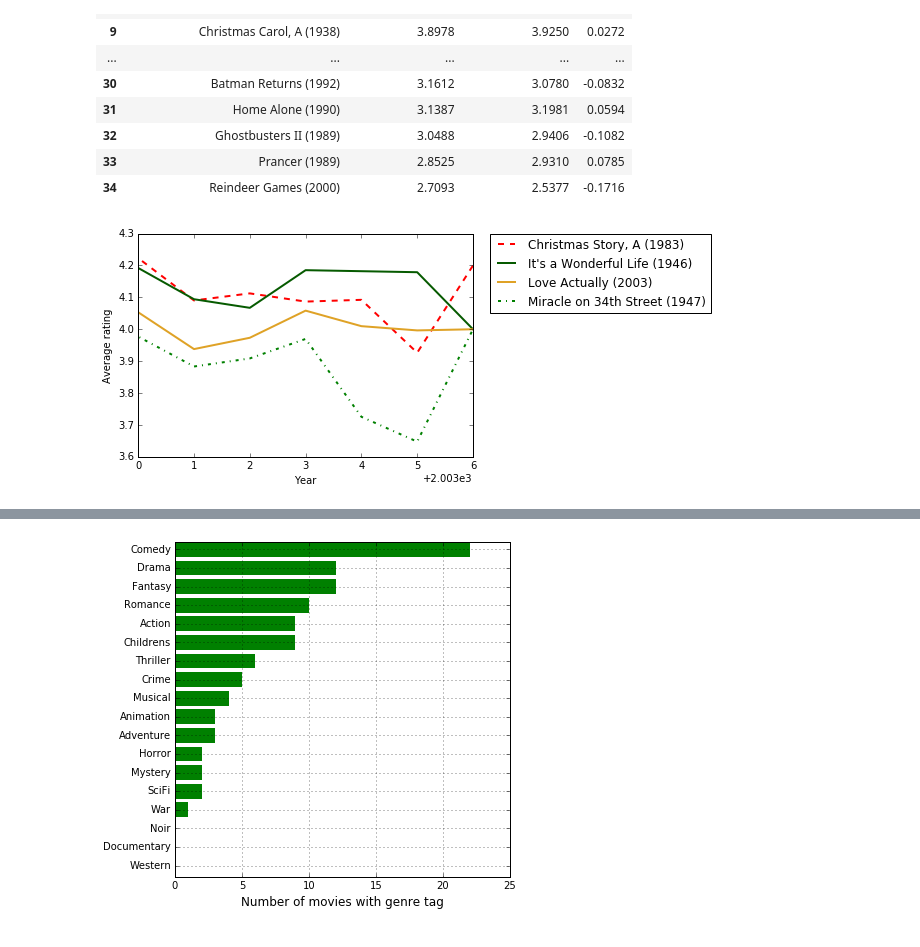
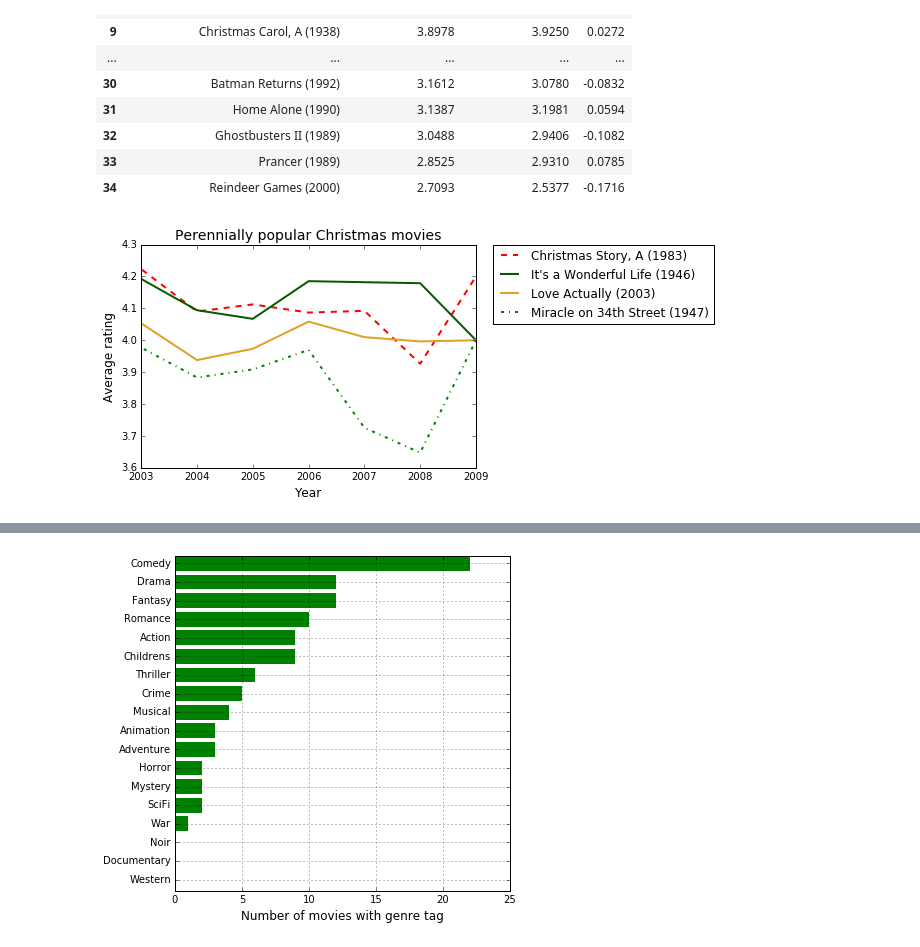
Before and after one commit to t-redactyl/MovieLens-analysis, a Jupyter notebook: Christmas movies scrapping.ipynb, the cells around one changed output, grey strips where cells are left out. Cells and saved outputs as stored; diff of their text form; code cells hidden in the pictures.

Commit message:
Still editing graphs

```diff
--- a/Christmas movies scrapping.ipynb
+++ b/Christmas movies scrapping.ipynb
@@ -300,29 +300,41 @@ df2
 | 33 | Prancer (1989) | 2.8525 | 2.9310 | 0.0785 |
 | 34 | Reindeer Games (2000) | 2.7093 | 2.5377 | -0.1716 |
 # %%
-import matplotlib.patches as mpatches
+# Plot the consistently highly rated Christmas movies
 
+fig = plt.figure(figsize = (720/120, 500/120), dpi = 120)
+ax = fig.add_subplot(1,1,1)
+
+# Add lines
 plt.plot(df3['Year'].loc[df3['Title'] == df2['Title'][0]],
          df3['AverageRating'].loc[df3['Title'] == df2['Title'][0]],
          color='#FF0000', linestyle='dashed', linewidth=2.0,
          label = df2['Title'][0])
 plt.plot(df3['Year'].loc[df3['Title'] == df2['Title'][1]],
          df3['AverageRating'].loc[df3['Title'] == df2['Title'][1]],
          color='#065A00', linewidth=2.0,
          label = df2['Title'][1])
 plt.plot(df3['Year'].loc[df3['Title'] == df2['Title'][7]],
          df3['AverageRating'].loc[df3['Title'] == df2['Title'][7]],
          color='#DFA226', linewidth=2.0,
          label = df2['Title'][7])
 plt.plot(df3['Year'].loc[df3['Title'] == df2['Title'][13]],
          df3['AverageRating'].loc[df3['Title'] == df2['Title'][13]],
          color='green', linestyle='dashdot', linewidth=2.0,
          label = df2['Title'][13])
-plt.xlabel('Year')
-plt.ylabel('Average rating')
+
+# Add labels
+plt.xlabel('Year', fontsize=12)
+plt.ylabel('Average rating', fontsize=12)
+plt.title('Perennially popular Christmas movies', fontsize=14)
+
+# Set x-axis
 plt.xlim((2003, 2009))
+ax.get_xaxis().get_major_formatter().set_useOffset(False)
+
+# Create legend
 plt.legend(bbox_to_anchor=(1.05, 1), loc=2, borderaxespad=0.)
 
 plt.show()
 # %% [output]
-[figure, old version]
+[figure, new version]
```
Also changed, not shown: parts of 4 cells of this notebook.
